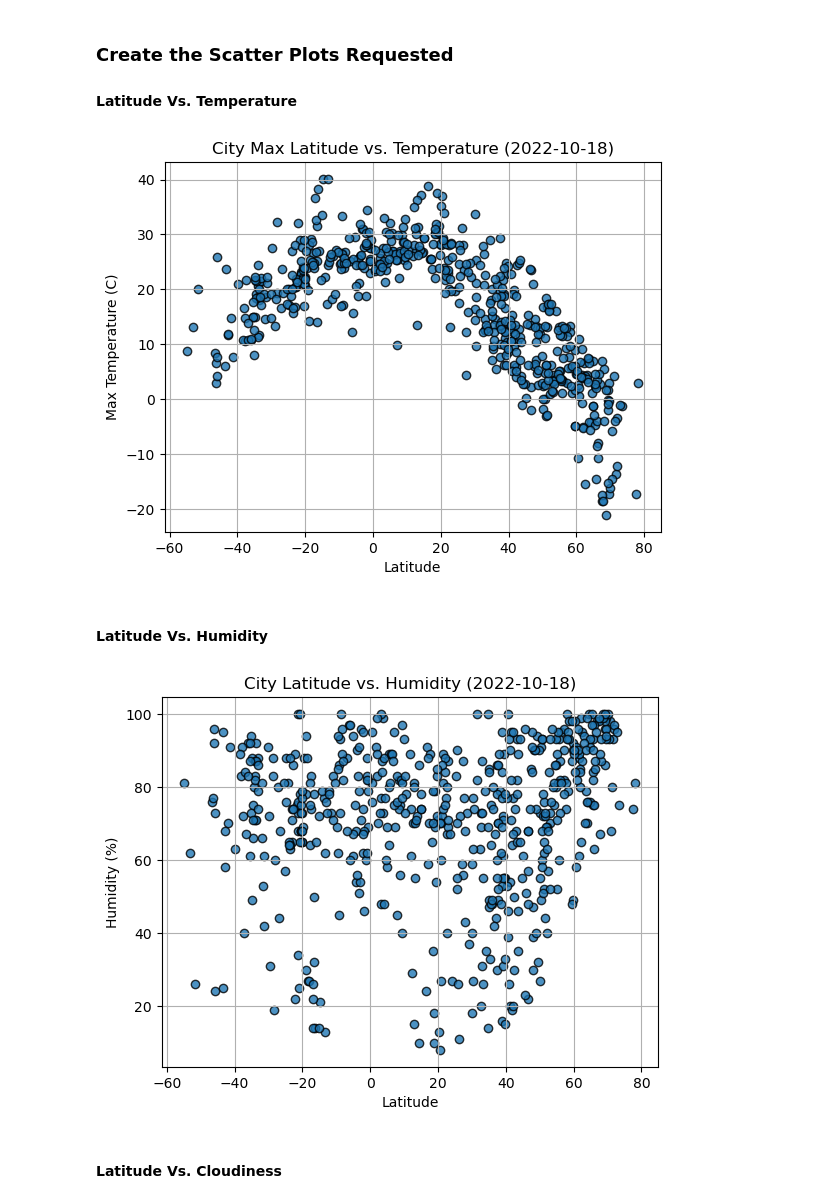
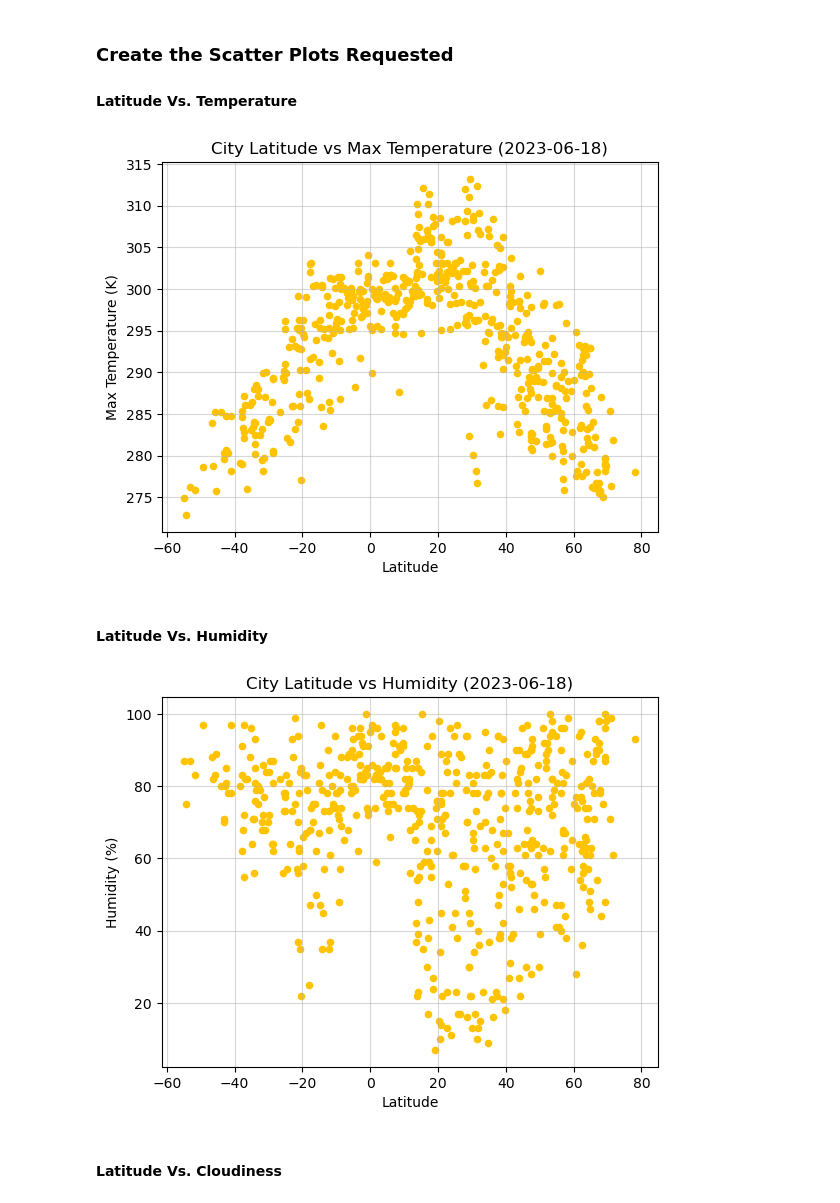
Before and after one commit to kendraliu/Python-API-Challenge-Weather-and-Vacation-Planner, a Jupyter notebook: WeatherPy.ipynb, the cells around one changed output. Cells and saved outputs as stored; diff of their text form; code cells hidden in the pictures.

```diff
--- a/WeatherPy.ipynb
+++ b/WeatherPy.ipynb
@@ -264,6 +264,6 @@ city_data_df.to_csv("output_data/cities.csv", index_label="City_ID")
 # %%
 # Read saved data
-city_data_df = pd.read_csv("output_data/cities.csv", index_col="City_ID")
+city_data_df = pd.read_csv("Output Data/cities.csv", index_col="City_ID")
 
 # Display sample data
 city_data_df.head()
@@ -281,34 +281,36 @@ city_data_df.head()
 #### Latitude Vs. Temperature
 # %%
 # Build scatter plot for latitude vs. temperature
-# YOUR CODE HERE
+city_data_df.plot(kind="scatter", x="Lat", y="Max Temp", xlabel="Latitude", ylabel="Max Temperature (K)",
+                  title="City Latitude vs Max Temperature (2023-06-18)", color="#FFC300")
 
 # Incorporate the other graph properties
-# YOUR CODE HERE
+plt.grid(alpha=0.5)
 
 # Save the figure
-plt.savefig("output_data/Fig1.png")
+plt.savefig("Output Data/Fig1.png")
 
 # Show plot
 plt.show()
 # %% [output]
-[figure, old version]
+[figure, new version]
 # %% [markdown]
 #### Latitude Vs. Humidity
 # %%
-# Build the scatter plots for latitude vs. humidity
-# YOUR CODE HERE
+# Build scatter plot for latitude vs. humidity
+city_data_df.plot(kind="scatter", x="Lat", y="Humidity", xlabel="Latitude", ylabel="Humidity (%)",
+                  title="City Latitude vs Humidity (2023-06-18)", color="#FFC300")
 
 # Incorporate the other graph properties
-# YOUR CODE HERE
+plt.grid(alpha=0.5)
 
 # Save the figure
-plt.savefig("output_data/Fig2.png")
+plt.savefig("Output Data/Fig2.png")
 
 # Show plot
 plt.show()
 # %% [output]
-[figure, old version]
+[figure, new version]
 # %% [markdown]
 #### Latitude Vs. Cloudiness
 # %%
```
Also changed, not shown: parts of 35 cells of this notebook, 6 other files.
